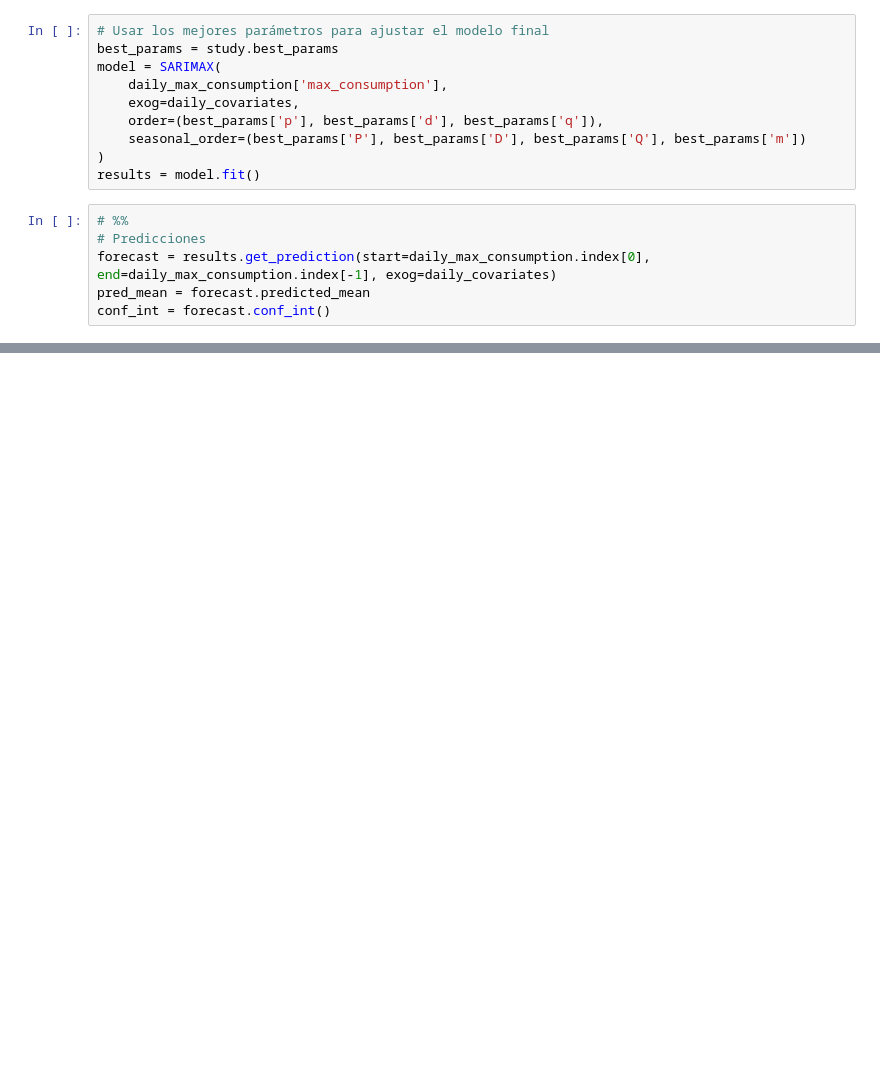
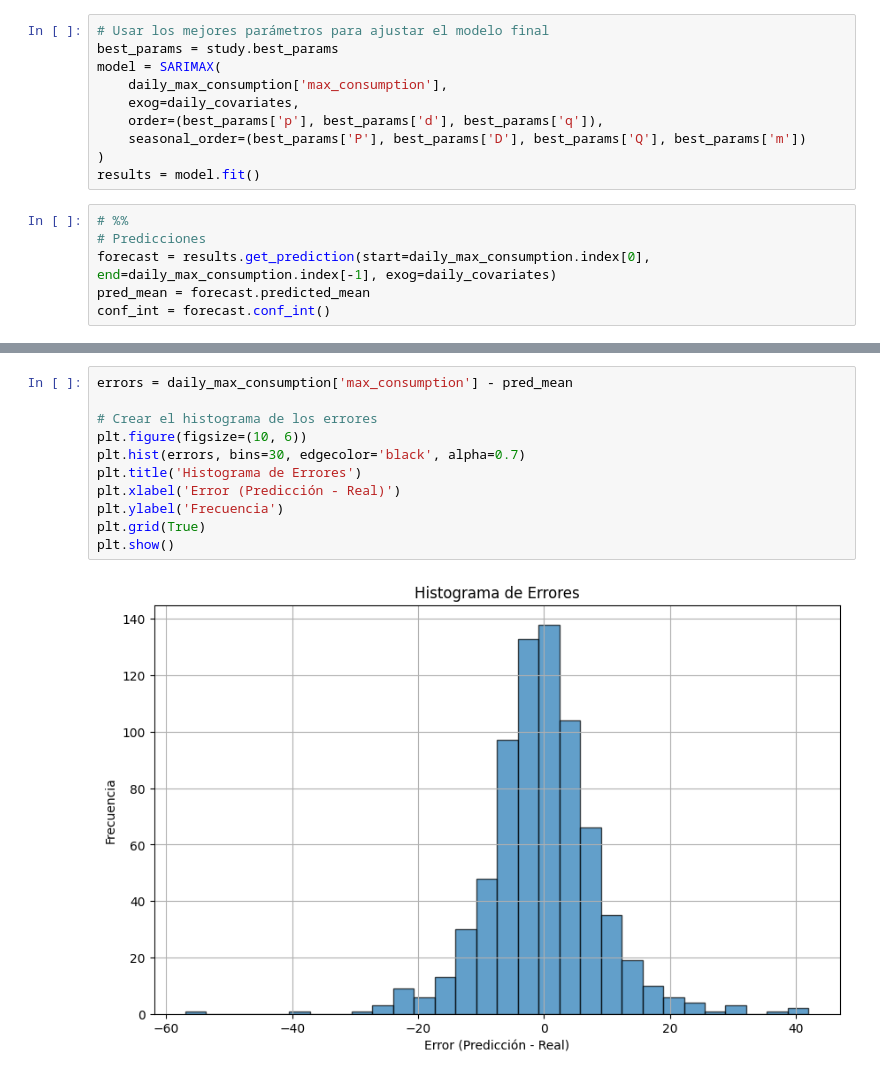
Before and after one commit to Patrick-221/Proyecto-Subestaciones-IA, a Jupyter notebook: nuevo/SARIMAX.ipynb, the cells around one changed output, grey strips where cells are left out. Saved outputs shown, nothing was run; the diff lists cells and outputs as text; blank space fills up the shorter version.

Commit message:
Histograma de errores

```diff
--- a/nuevo/SARIMAX.ipynb
+++ b/nuevo/SARIMAX.ipynb
@@ -288,0 +294,13 @@ plt.show()
+# %%
+errors = daily_max_consumption['max_consumption'] - pred_mean
+
+# Crear el histograma de los errores
+plt.figure(figsize=(10, 6))
+plt.hist(errors, bins=30, edgecolor='black', alpha=0.7)
+plt.title('Histograma de Errores')
+plt.xlabel('Error (Predicción - Real)')
+plt.ylabel('Frecuencia')
+plt.grid(True)
+plt.show()
+# %% [output]
+[figure, added]
```
Also changed, not shown: parts of 4 cells of this notebook, 2 other files.
